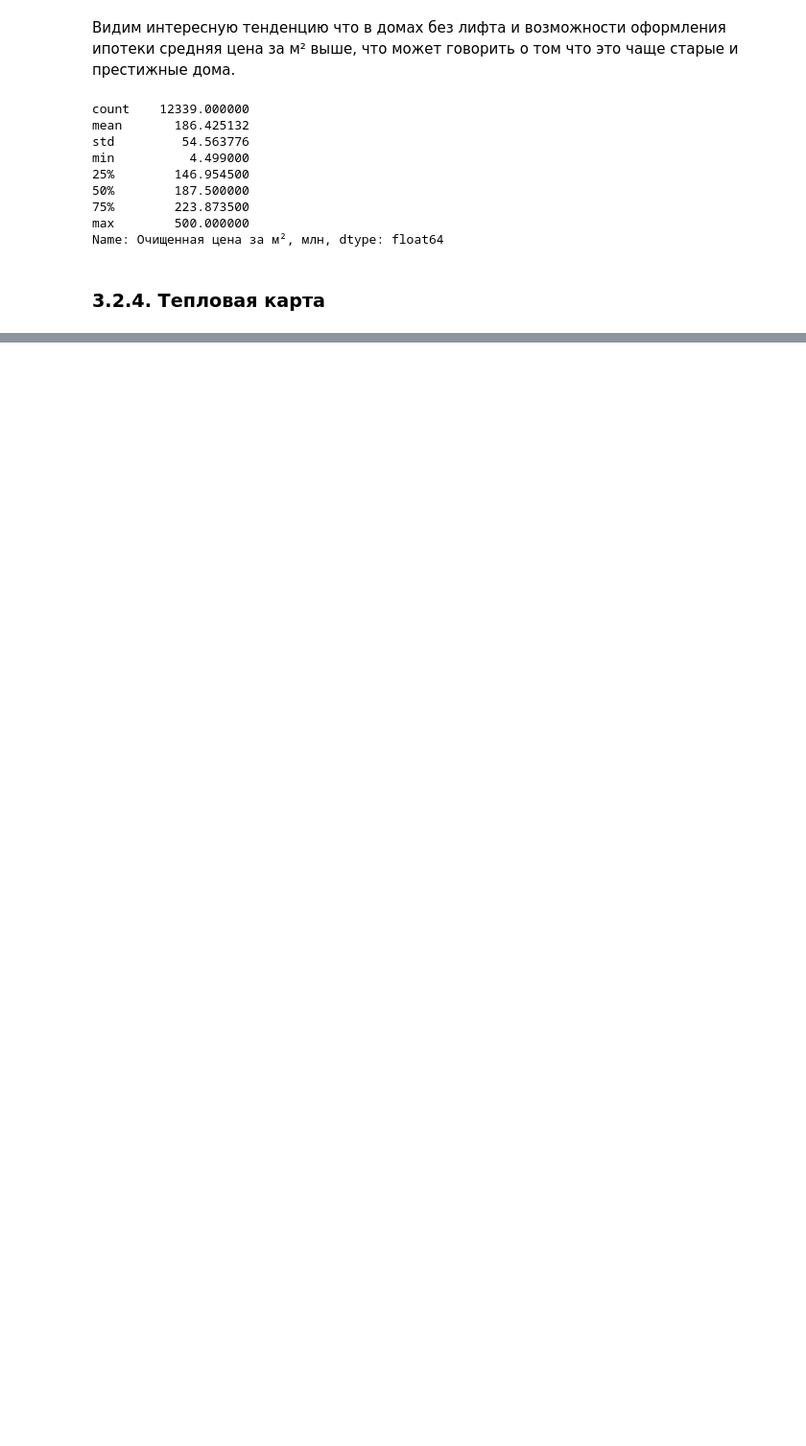
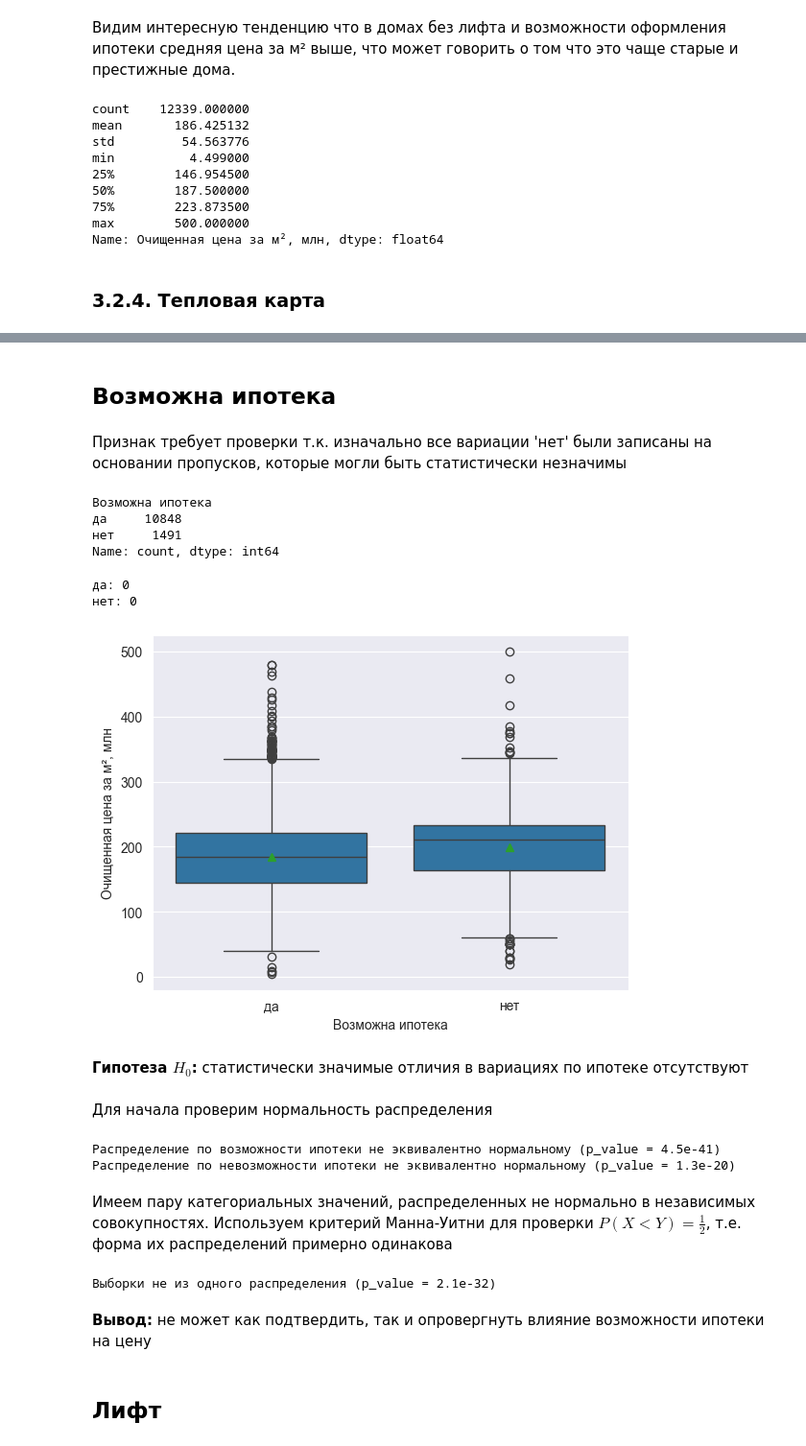
Before and after one commit to Torgovatel/Projects, a Jupyter notebook: DS/moscow-estate-agency-dm/src/main.ipynb, the cells around one changed output, grey strips where cells are left out. Shown at 96% size. Saved outputs shown, nothing was run; the diff lists cells and outputs as text; code cells hidden in the pictures; blank space fills up the shorter version.

```diff
--- a/DS/moscow-estate-agency-dm/src/main.ipynb
+++ b/DS/moscow-estate-agency-dm/src/main.ipynb
@@ -956,0 +1038,51 @@ plt.show()
+# %% [markdown]
+## Возможна ипотека
+# %% [markdown]
+Признак требует проверки т.к. изначально все вариации 'нет' были записаны на основании пропусков, которые могли быть статистически незначимы
+# %%
+dataset['Возможна ипотека'].value_counts()
+# %% [output]
+Возможна ипотека
+да     10848
+нет     1491
+Name: count, dtype: int64
+# %%
+for val in dataset['Возможна ипотека'].unique():
+    print(f'{val}: {len(dataset[dataset["Тип объекта"] == val]["Очищенная цена за м², млн"].dropna())}')
+# %% [output]
+да: 0
+нет: 0
+# %%
+sns.boxplot(data=dataset, x='Возможна ипотека', y='Очищенная цена за м², млн', showmeans=True)
+plt.show()
+# %% [output]
+[figure, added]
+# %% [markdown]
+**Гипотеза $H_0$:** статистически значимые отличия в вариациях по ипотеке отсутствуют
+# %% [markdown]
+Для начала проверим нормальность распределения
+# %%
+# много наблюдений, критерий Д'Агостио-Пирсона
+p_val = stats.normaltest(dataset[dataset['Возможна ипотека'] == 'да']['Очищенная цена за м², млн'].dropna())[1]
+print(f'Распределение по возможности ипотеки {"эквивалентно" if p_val > alpha else "не эквивалентно"} нормальному (p_value = {p_val:.1e})')
+
+# мало наблюдений, критерий Шапиро-Уилка
+p_val = stats.shapiro(dataset[dataset['Возможна ипотека'] == 'нет']['Очищенная цена за м², млн'].dropna())[1]
+print(f'Распределение по невозможности ипотеки {"эквивалентно" if p_val > alpha else "не эквивалентно"} нормальному (p_value = {p_val:.1e})')
+# %% [output]
+Распределение по возможности ипотеки не эквивалентно нормальному (p_value = 4.5e-41)
+Распределение по невозможности ипотеки не эквивалентно нормальному (p_value = 1.3e-20)
+# %% [markdown]
+Имеем пару категориальных значений, распределенных не нормально в независимых совокупностях. Используем критерий Манна-Уитни для проверки $P(X<Y)=\frac{1}{2}$, т.е. форма их распределений примерно одинакова
+# %%
+X = dataset[dataset['Возможна ипотека'] == 'да']['Очищенная цена за м², млн']
+Y = dataset[dataset['Возможна ипотека'] == 'нет']['Очищенная цена за м², млн']
+p_val = scipy.stats.mannwhitneyu(X, Y)[1]
+
+print(f'Выборки {"" if p_val >= alpha else "не"} из одного распределения (p_value = {p_val:.1e})')
+# %% [output]
+Выборки не из одного распределения (p_value = 2.1e-32)
+# %% [markdown]
+**Вывод:** не может как подтвердить, так и опровергнуть влияние возможности ипотеки на цену
+# %% [markdown]
+## Лифт
```
Also changed, not shown: parts of 56 cells of this notebook.
